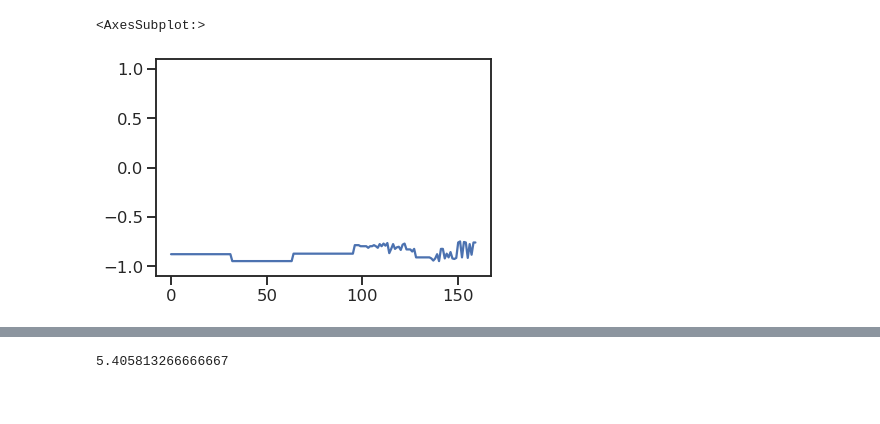
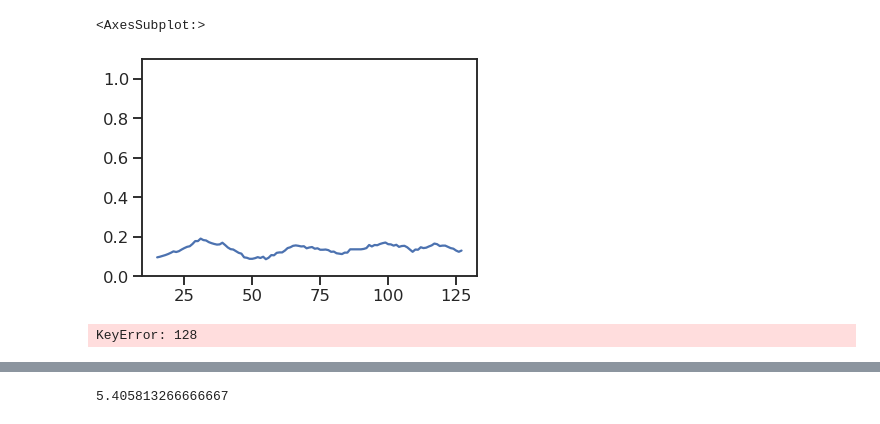
Before and after one commit to NREL/rlmolecule, a Jupyter notebook: examples/gym/monitor-progress.ipynb, the cells around one changed output, grey strips where cells are left out. Cells and saved outputs as stored; diff of their text form; code cells hidden in the pictures.

```diff
--- a/examples/gym/monitor-progress.ipynb
+++ b/examples/gym/monitor-progress.ipynb
@@ -16,7 +16,7 @@ from rlmolecule.sql.tables import GameStore, RewardStore, StateStore
 
 %matplotlib inline
 # %%
-run_id = "gridworld_32"
+run_id = "gridworld_16"
 
 dbname = "bde"
 port = "5432"
@@ -51,5 +51,10 @@ df_games.head()
 # %%
-df["raw_reward"].plot(ylim=(-1.1, 1.1))
+df["scaled_reward"].rolling(16).mean().plot(ylim=(0, 1.1))
 # %% [output]
 <AxesSubplot:>
-[figure, old version]
+[figure, new version]
+# %%
+df_games["search_statistics"].shape
+game = df_games["search_statistics"][128]
+# %% [output]
+KeyError: 128
```
Also changed, not shown: parts of 9 cells of this notebook, 5 other files.
